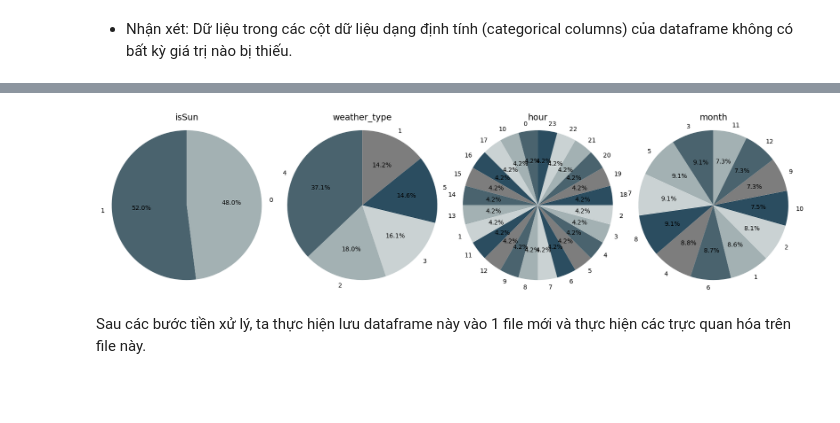
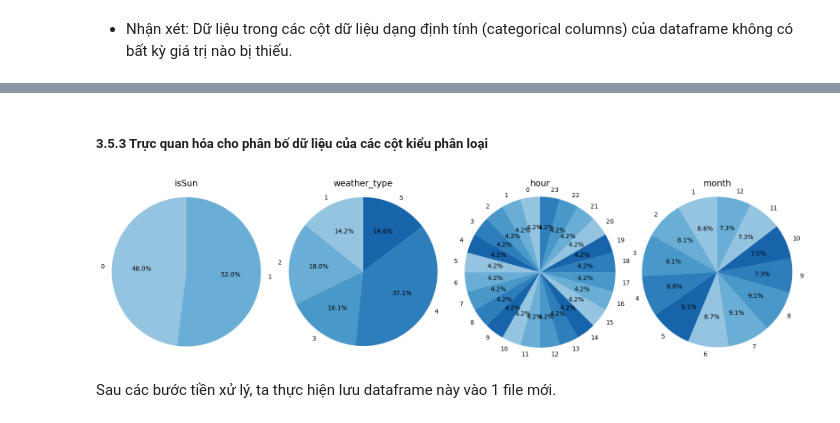
Before and after one commit to alpaca3000/Lab02_DataVisualization, a Jupyter notebook: Source_Codes/DataPreprocessing.ipynb, the cells around one changed output, grey strips where cells are left out. Cells and saved outputs as stored; diff of their text form; code cells hidden in the pictures; blank space fills up the shorter version.

```diff
--- a/Source_Codes/DataPreprocessing.ipynb
+++ b/Source_Codes/DataPreprocessing.ipynb
@@ -196,0 +185,4 @@ Dữ liệu trong dataframe đã được xác định với các kiểu dữ li
+# %%
+if 'Time' in df.columns:
+    df = df.set_index('Time')
+df.head()
@@ -223,6 +286,6 @@ SunlightTime/daylength
 # %%
 # Danh sách các cột tương ứng với histogram
-histogram_columns = ['Energy delta[Wh]', 'GHI', 'temp', 'pressure', 'humidity', 'wind_speed', 'rain_1h', 'snow_1h', 'clouds_all', 'sunlightTime', 'dayLength', 'SunlightTime/daylength']
+histogram_columns = numerical_columns
 # %%
 # Vẽ biểu đồ phân bố giá trị của các cột
 numerical_fig, numerical_axes = plt.subplots(3, 4, figsize=(16, 10))
@@ -369,21 +399,0 @@ for column in categorical_columns:
-# %%
-# Chuyển thành dạng bảng
-# Tạo danh sách để lưu dữ liệu cho DataFrame
-data = {
-    "Column": [],
-    "Distinct_Values": [],
-    "Value_Distribution": []
-}
-
-# Thêm dữ liệu vào danh sách
-for column, distribution in cat_distribution.items():
-    different_values = len(set(df[column]))
-    data["Column"].append(column)
-    data["Distinct_Values"].append(different_values)
-    data["Value_Distribution"].append(distribution)
-
-# Tạo DataFrame từ dữ liệu
-distribution_df = pd.DataFrame(data)
-
-# In ra DataFrame
-distribution_df
@@ -409,31 +456,46 @@ month: 0.00%
+# %% [markdown]
+##### 3.5.3 Trực quan hóa cho phân bố dữ liệu của các cột kiểu phân loại
+# %%
+# Hàm tính toán sự phân bố các giá trị
+def compute_distribution(dataframe, column):
+    value_counts = dataframe[column].value_counts(dropna=False).sort_index()
+    db = {}
+    for value, count in value_counts.items():
+        db[value] = count
+
+    return db
+
+cat_distribution = {}
+
+for column in categorical_columns:
+    cat_distribution[column] = compute_distribution(df, column)
 # %%
 # Vẽ biểu đồ phân bố giá trị của các cột
 numerical_fig, numerical_axes = plt.subplots(nrows=4, ncols=4, figsize=(16, 16))
 numerical_axes = numerical_axes.flatten()
 
 plot_count = 0
 
-colors = ['#4A636E', '#A3B1B3','#CAD2D3', '#2B4D60', '#7D7D7D']
-
 for column, distribution in cat_distribution.items():
     if plot_count >= 16:
         break
 
     labels = list(distribution.keys())
     counts = list(distribution.values())
+    colors = plt.cm.Blues(np.linspace(0.4, 0.8, 5))  # Tông xanh trong Blues
 
     numerical_axes[plot_count].pie(counts, labels=labels, autopct='%1.1f%%', startangle=90, colors=colors)
     numerical_axes[plot_count].axis('equal')
     numerical_axes[plot_count].set_title(f'{column}', fontsize=14)
 
     plot_count += 1
 
 for i in range(plot_count, 16):
     numerical_fig.delaxes(numerical_axes[i])
 
 plt.tight_layout()
 plt.show()
 # %% [output]
-[figure, old version]
+[figure, new version]
 # %% [markdown]
-Sau các bước tiền xử lý, ta thực hiện lưu dataframe này vào 1 file mới và thực hiện các trực quan hóa trên file này.
+Sau các bước tiền xử lý, ta thực hiện lưu dataframe này vào 1 file mới.
```
Also changed, not shown: parts of 43 cells of this notebook, 1 other file.
